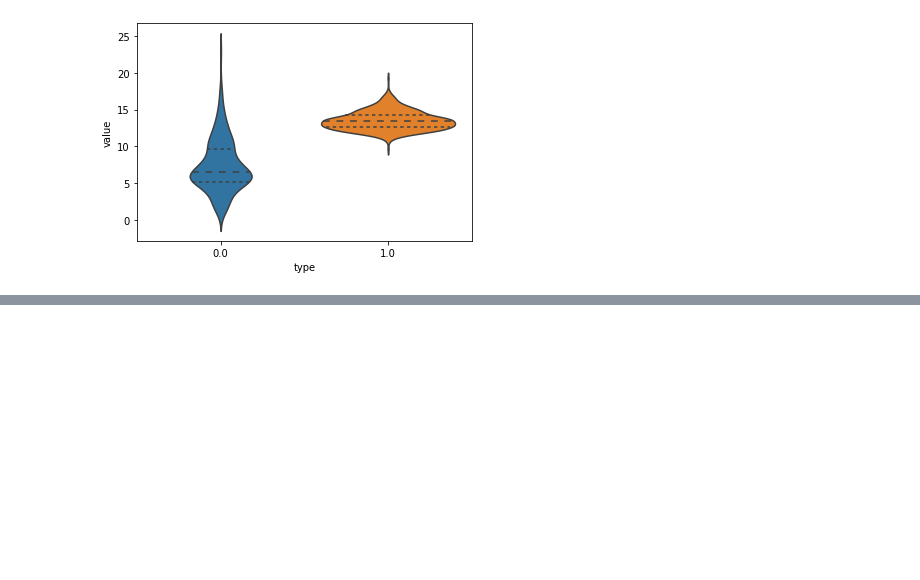
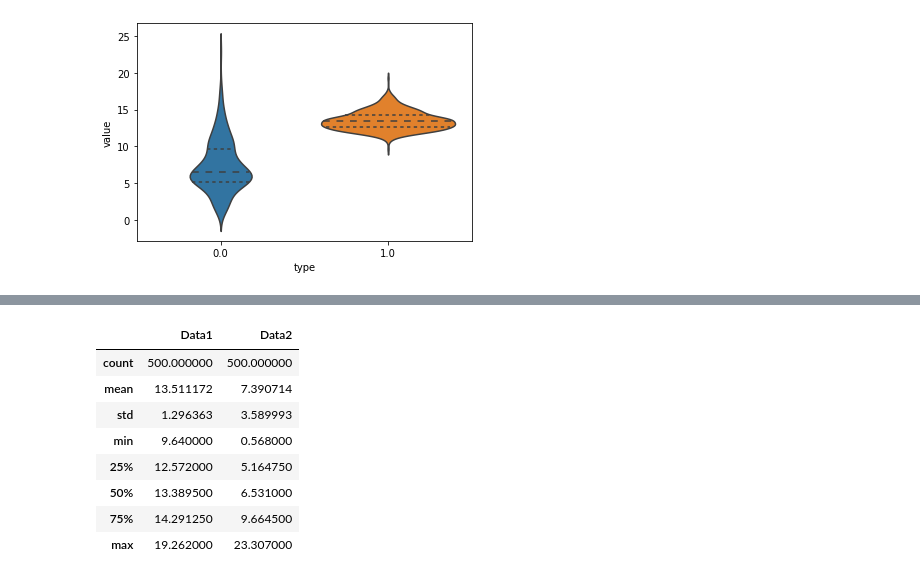
Before and after one commit to castoridaee/python-data-analysis-course, a Jupyter notebook: 1D.ipynb, the cells around one changed output, grey strips where cells are left out. Saved outputs shown, nothing was run; the diff lists cells and outputs as text; code cells hidden in the pictures; blank space fills up the shorter version.

```diff
--- a/1D.ipynb
+++ b/1D.ipynb
@@ -134,0 +151,13 @@ sns.violinplot(x="type",y="value",data=dataset, inner="quartile", bw=0.1) # bw (
+# %%
+df = pd.DataFrame({"Data1": d1, "Data2": d2})
+df.describe()
+# %% [output]
+|  | Data1 | Data2 |
+| count | 500.000000 | 500.000000 |
+| mean | 13.511172 | 7.390714 |
+| std | 1.296363 | 3.589993 |
+| min | 9.640000 | 0.568000 |
+| 25% | 12.572000 | 5.164750 |
+| 50% | 13.389500 | 6.531000 |
+| 75% | 14.291250 | 9.664500 |
+| max | 19.262000 | 23.307000 |
```
Also changed, not shown: parts of 5 cells of this notebook.
